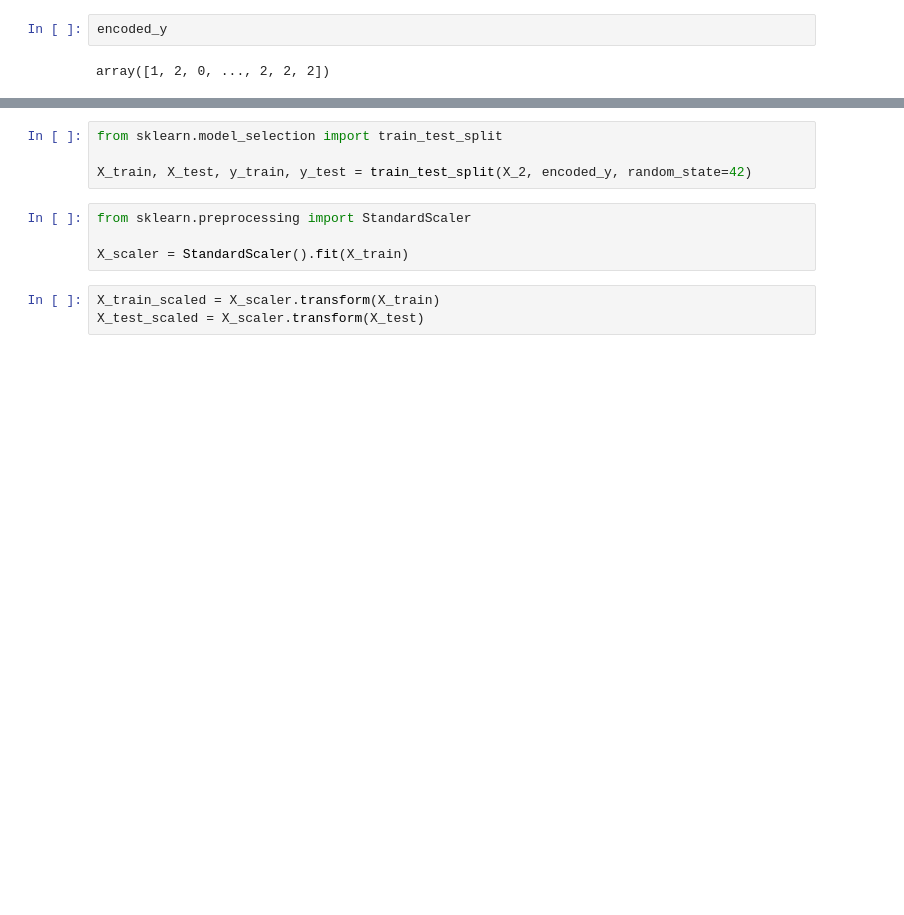
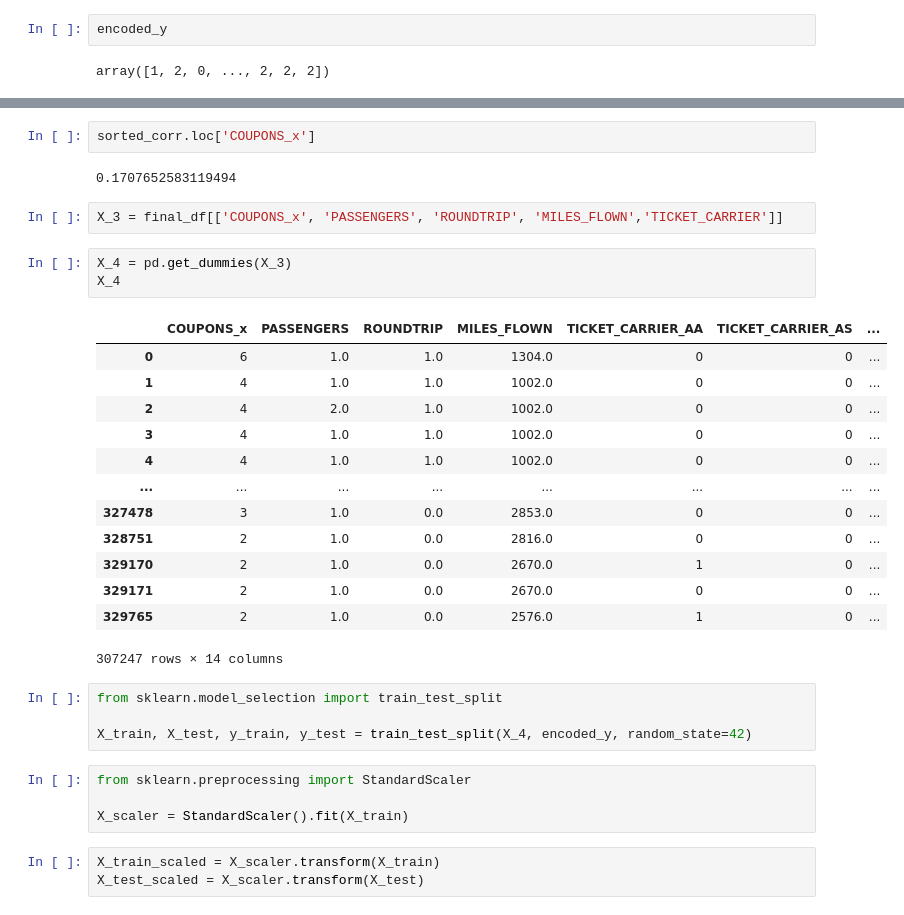
Before and after one commit to asdemonet/where-can-we-go, a Jupyter notebook: Machine_Learning_Pricing/Model 2.0 - Neural_Network.ipynb, the cells around one changed output, grey strips where cells are left out. Drawn from its saved outputs; the diff is of its cells as text; blank space fills up the shorter version.

```diff
--- a/Machine_Learning_Pricing/Model 2.0 - Neural_Network.ipynb
+++ b/Machine_Learning_Pricing/Model 2.0 - Neural_Network.ipynb
@@ -486,7 +538,30 @@ array([1, 2, 0, ..., 2, 2, 2])
+# %%
+sorted_corr.loc['COUPONS_x']
+# %% [output]
+0.1707652583119494
+# %%
+X_3 = final_df[['COUPONS_x', 'PASSENGERS', 'ROUNDTRIP', 'MILES_FLOWN','TICKET_CARRIER']]
+# %%
+X_4 = pd.get_dummies(X_3)
+X_4
+# %% [output]
+|  | COUPONS_x | PASSENGERS | ROUNDTRIP | MILES_FLOWN | TICKET_CARRIER_AA | TICKET_CARRIER_AS | ... |
+| 0 | 6 | 1.0 | 1.0 | 1304.0 | 0 | 0 | ... |
+| 1 | 4 | 1.0 | 1.0 | 1002.0 | 0 | 0 | ... |
+| 2 | 4 | 2.0 | 1.0 | 1002.0 | 0 | 0 | ... |
+| 3 | 4 | 1.0 | 1.0 | 1002.0 | 0 | 0 | ... |
+| 4 | 4 | 1.0 | 1.0 | 1002.0 | 0 | 0 | ... |
+| ... | ... | ... | ... | ... | ... | ... | ... |
+| 327478 | 3 | 1.0 | 0.0 | 2853.0 | 0 | 0 | ... |
+| 328751 | 2 | 1.0 | 0.0 | 2816.0 | 0 | 0 | ... |
+| 329170 | 2 | 1.0 | 0.0 | 2670.0 | 1 | 0 | ... |
+| 329171 | 2 | 1.0 | 0.0 | 2670.0 | 0 | 0 | ... |
+| 329765 | 2 | 1.0 | 0.0 | 2576.0 | 1 | 0 | ... |
+307247 rows × 14 columns
 # %%
 from sklearn.model_selection import train_test_split
 
-X_train, X_test, y_train, y_test = train_test_split(X_2, encoded_y, random_state=42)
+X_train, X_test, y_train, y_test = train_test_split(X_4, encoded_y, random_state=42)
 # %%
 from sklearn.preprocessing import StandardScaler
 
```
Also changed, not shown: parts of 10 cells of this notebook, 3 other files.
